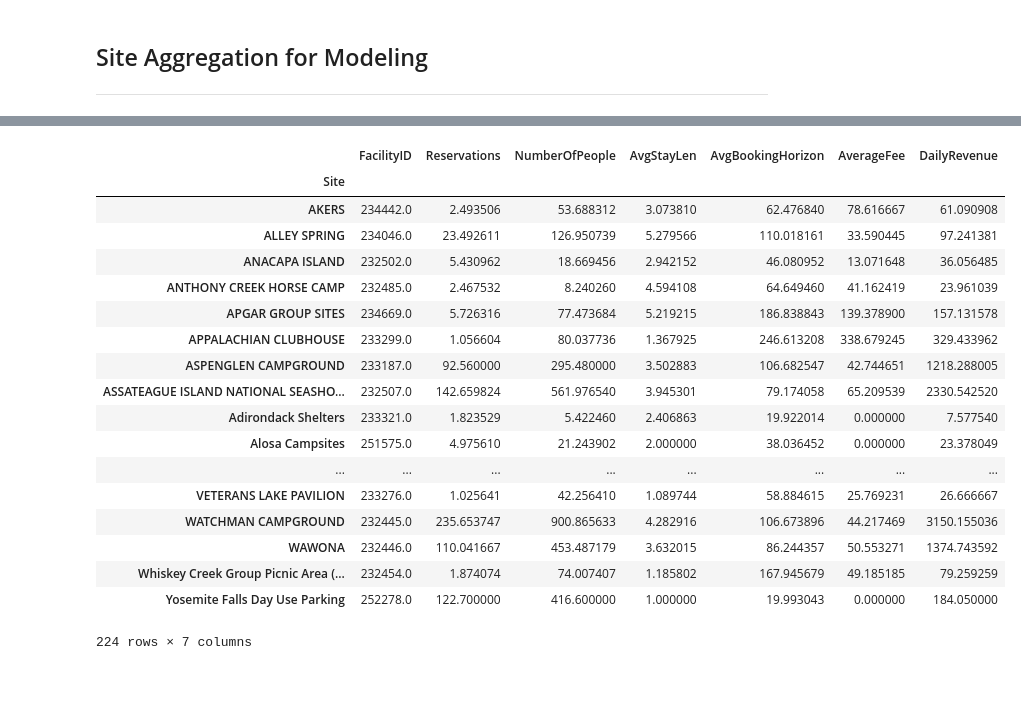
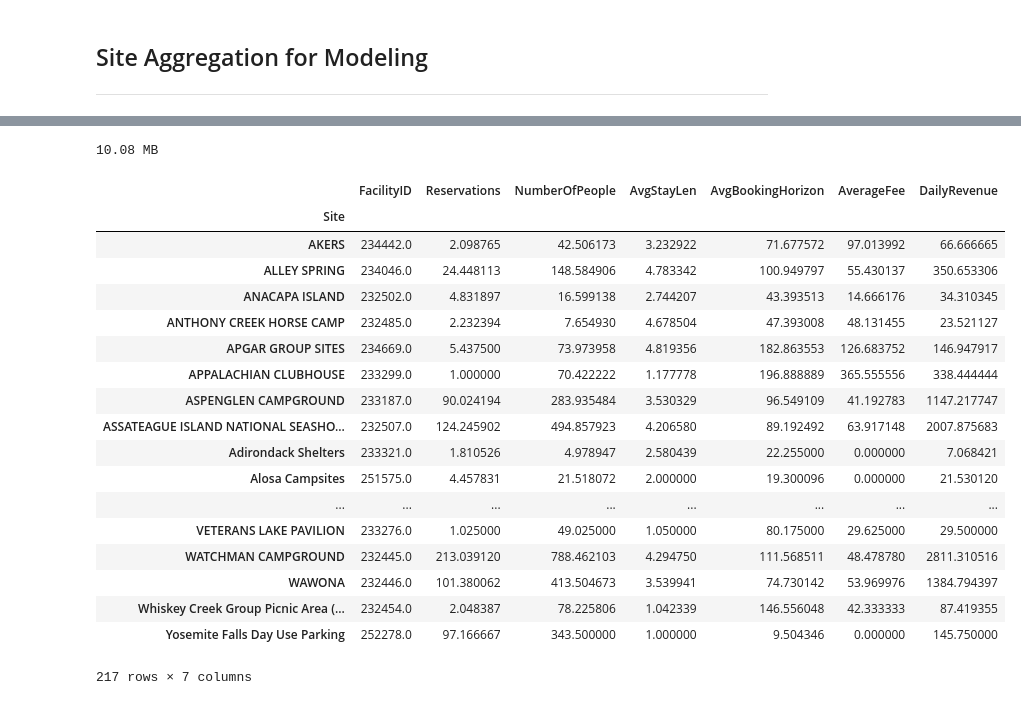
Before and after one commit to templecm4y/NPS-Campsite-Time-Series-Capstone, a Jupyter notebook: Formatting_Data_and_EDA.ipynb, the cells around one changed output, grey strips where cells are left out. Cells and saved outputs as stored; diff of their text form; code cells hidden in the pictures.

```diff
--- a/Formatting_Data_and_EDA.ipynb
+++ b/Formatting_Data_and_EDA.ipynb
@@ -47,7 +47,7 @@ def nps_site_format(df):
     df[['UseFee', 'TranFee', 'AttrFee']] = df[['UseFee', 'TranFee', 'AttrFee']].fillna(0)
 
     # drop facility attribute columns
-    df = df.drop(axis = 1, columns = ['FacilityState', 'FacilityLongitude', 'FacilityLatitude',
+    df = df.drop(axis = 1, columns = ['FacilityState', 'FacilityLongitude', 'FacilityLatitude', 'UseType',
                                       'CustomerZIP', 'CustomerState', 'CustomerCountry', 'FacilityZIP', 'EntityID'])
 
     # drop categorical columns
@@ -213,8 +189,8 @@ optimized_rez.head()
 ## Testing Fields
 ---
 # %%
-datelist = pd.date_range(rez['StartDate'].min(), rez['EndDate'].max()).tolist()
-print(datelist[94].date())
-jan_1 = datelist[500]
+datelist = pd.date_range(optimized_rez['StartDate'].min(), optimized_rez['EndDate'].max()).tolist()
+jan_1 = datelist[datelist.index(pd.Timestamp('2016-01-01'))]
+print(jan_1.date())
 jan_1_filter = (rez['StartDate'] <= jan_1) & (rez['EndDate'] >= jan_1)
 # %% [output]
@@ -333,6 +311,7 @@ def nps_site_aggregator_alternate(df):
     return pd.DataFrame(site_list, columns = ['Date', 'FacilityID', 'Site', 'Park', 'Reservations',
                                               'NumberOfPeople', 'AvgStayLen', 'AvgBookingHorizon', 'AverageFee', 'DailyRevenue'])
 # %%
+# new function for aggregating the data by campsite and date
 def nps_site_aggregator(df):
 
     # establish list for each site's daily stats
@@ -360,7 +339,7 @@ def nps_site_aggregator(df):
         # cycle through all resvervations, as grouped by the site and the park
         for index, row in df[date_mask].groupby(['Park', 'RegionDescription', 'FacilityID']).nunique().iterrows():
 
-            # group the filtered dataframe by unique sit ID, aggregate the columns appropriately
+            # group the filtered dataframe by unique site ID, aggregate the columns appropriately
             day_group = df[date_mask].groupby('FacilityID').agg({'StayLen': np.mean, 'BookingHorizon': np.mean,
                                                        'UseFee' : np.mean, 'NumberOfPeople' : np.sum,
                                                        'DailyRate' : np.sum})
@@ -372,7 +351,9 @@ def nps_site_aggregator(df):
             day_revenue = day_group.loc[index[2], 'DailyRate']
 
             # add daily reservation information to the list
-            site_list.append([date.date(), index[2], index[0], index[1], row['OrderNumber'], num_people, stay_len, book_hor, avg_fee, day_revenue])
+            site_list.append([date.date(), index[2], index[0], index[1],
+                              row['OrderNumber'], num_people, stay_len,
+                              book_hor, avg_fee, day_revenue])
 
 
         count += 1
@@ -380,9 +361,10 @@ def nps_site_aggregator(df):
 
     bar.finish()
     return pd.DataFrame(site_list, columns = ['Date', 'FacilityID', 'Site', 'Park', 'Reservations',
-                                              'NumberOfPeople', 'AvgStayLen', 'AvgBookingHorizon', 'AverageFee', 'DailyRevenue'])
+                                              'NumberOfPeople', 'AvgStayLen', 'AvgBookingHorizon',
+                                              'AverageFee', 'DailyRevenue'])
 # %%
 # run site aggregator
 # note: this may take a while depending on the size and parameters of the dataframe
-rez_18 = nps_site_aggregator(optimized_rez)
+rez_agg = nps_site_aggregator(optimized_rez)
 # %% [output]
@@ -410,24 +392,27 @@ array(['Assateague Island National Seashore',
 # %%
-rez_18.to_csv("./data/Aggregated-Data/nps_agg_2017.csv")
+rez_agg.to_csv("./data/Aggregated-Data/nps_agg_2016.csv", index = False)
+print(mem_usage(rez_agg))
+# %% [output]
+10.08 MB
 # %%
-rez_18.groupby('Site').mean()
+rez_agg.groupby('Site').mean()
 # %% [output]
 |  | FacilityID | Reservations | NumberOfPeople | AvgStayLen | AvgBookingHorizon | AverageFee | DailyRevenue |
 | Site |  |  |  |  |  |  |  |
-| AKERS | 234442.0 | 2.493506 | 53.688312 | 3.073810 | 62.476840 | 78.616667 | 61.090908 |
-| ALLEY SPRING | 234046.0 | 23.492611 | 126.950739 | 5.279566 | 110.018161 | 33.590445 | 97.241381 |
-| ANACAPA ISLAND | 232502.0 | 5.430962 | 18.669456 | 2.942152 | 46.080952 | 13.071648 | 36.056485 |
-| ANTHONY CREEK HORSE CAMP | 232485.0 | 2.467532 | 8.240260 | 4.594108 | 64.649460 | 41.162419 | 23.961039 |
-| APGAR GROUP SITES | 234669.0 | 5.726316 | 77.473684 | 5.219215 | 186.838843 | 139.378900 | 157.131578 |
-| APPALACHIAN CLUBHOUSE | 233299.0 | 1.056604 | 80.037736 | 1.367925 | 246.613208 | 338.679245 | 329.433962 |
-| ASPENGLEN CAMPGROUND | 233187.0 | 92.560000 | 295.480000 | 3.502883 | 106.682547 | 42.744651 | 1218.288005 |
-| ASSATEAGUE ISLAND NATIONAL SEASHO... | 232507.0 | 142.659824 | 561.976540 | 3.945301 | 79.174058 | 65.209539 | 2330.542520 |
-| Adirondack Shelters | 233321.0 | 1.823529 | 5.422460 | 2.406863 | 19.922014 | 0.000000 | 7.577540 |
-| Alosa Campsites | 251575.0 | 4.975610 | 21.243902 | 2.000000 | 38.036452 | 0.000000 | 23.378049 |
+| AKERS | 234442.0 | 2.098765 | 42.506173 | 3.232922 | 71.677572 | 97.013992 | 66.666665 |
+| ALLEY SPRING | 234046.0 | 24.448113 | 148.584906 | 4.783342 | 100.949797 | 55.430137 | 350.653306 |
+| ANACAPA ISLAND | 232502.0 | 4.831897 | 16.599138 | 2.744207 | 43.393513 | 14.666176 | 34.310345 |
+| ANTHONY CREEK HORSE CAMP | 232485.0 | 2.232394 | 7.654930 | 4.678504 | 47.393008 | 48.131455 | 23.521127 |
+| APGAR GROUP SITES | 234669.0 | 5.437500 | 73.973958 | 4.819356 | 182.863553 | 126.683752 | 146.947917 |
+| APPALACHIAN CLUBHOUSE | 233299.0 | 1.000000 | 70.422222 | 1.177778 | 196.888889 | 365.555556 | 338.444444 |
+| ASPENGLEN CAMPGROUND | 233187.0 | 90.024194 | 283.935484 | 3.530329 | 96.549109 | 41.192783 | 1147.217747 |
+| ASSATEAGUE ISLAND NATIONAL SEASHO... | 232507.0 | 124.245902 | 494.857923 | 4.206580 | 89.192492 | 63.917148 | 2007.875683 |
+| Adirondack Shelters | 233321.0 | 1.810526 | 4.978947 | 2.580439 | 22.255000 | 0.000000 | 7.068421 |
+| Alosa Campsites | 251575.0 | 4.457831 | 21.518072 | 2.000000 | 19.300096 | 0.000000 | 21.530120 |
 | ... | ... | ... | ... | ... | ... | ... | ... |
-| VETERANS LAKE PAVILION | 233276.0 | 1.025641 | 42.256410 | 1.089744 | 58.884615 | 25.769231 | 26.666667 |
-| WATCHMAN CAMPGROUND | 232445.0 | 235.653747 | 900.865633 | 4.282916 | 106.673896 | 44.217469 | 3150.155036 |
-| WAWONA | 232446.0 | 110.041667 | 453.487179 | 3.632015 | 86.244357 | 50.553271 | 1374.743592 |
-| Whiskey Creek Group Picnic Area (... | 232454.0 | 1.874074 | 74.007407 | 1.185802 | 167.945679 | 49.185185 | 79.259259 |
-| Yosemite Falls Day Use Parking | 252278.0 | 122.700000 | 416.600000 | 1.000000 | 19.993043 | 0.000000 | 184.050000 |
+| VETERANS LAKE PAVILION | 233276.0 | 1.025000 | 49.025000 | 1.050000 | 80.175000 | 29.625000 | 29.500000 |
+| WATCHMAN CAMPGROUND | 232445.0 | 213.039120 | 788.462103 | 4.294750 | 111.568511 | 48.478780 | 2811.310516 |
+| WAWONA | 232446.0 | 101.380062 | 413.504673 | 3.539941 | 74.730142 | 53.969976 | 1384.794397 |
+| Whiskey Creek Group Picnic Area (... | 232454.0 | 2.048387 | 78.225806 | 1.042339 | 146.556048 | 42.333333 | 87.419355 |
+| Yosemite Falls Day Use Parking | 252278.0 | 97.166667 | 343.500000 | 1.000000 | 9.504346 | 0.000000 | 145.750000 |
-224 rows × 7 columns
+217 rows × 7 columns
```
Also changed, not shown: parts of 16 cells of this notebook.
